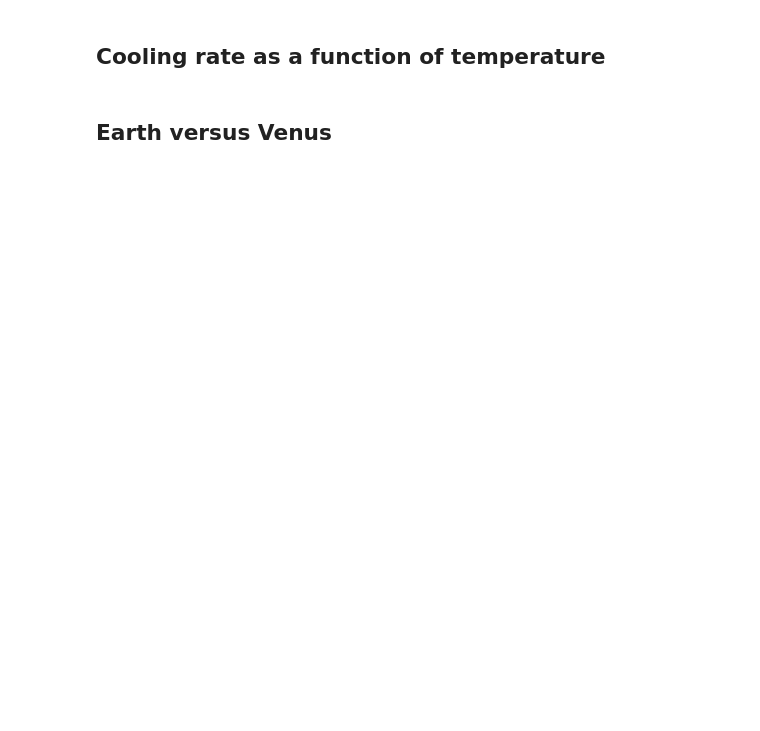
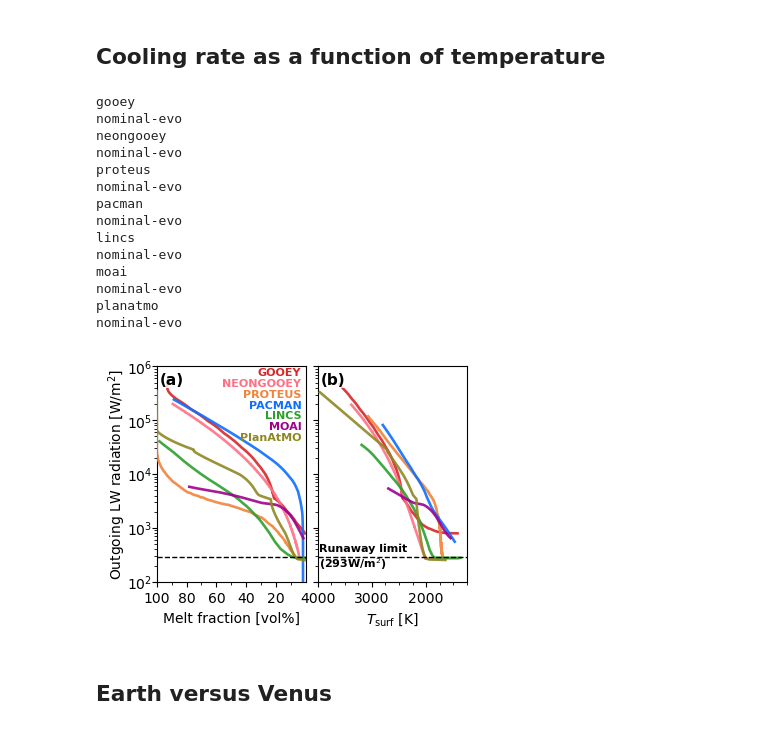
Before and after one commit to lena-noack/chili, a Jupyter notebook: intercomparison/analysis_solarsystem/compare.ipynb, the cells around one changed output. Drawn from its saved outputs; the diff is of its cells as text; code cells hidden in the pictures; blank space fills up the shorter version.

Commit message:
Plot tidy up labels

```diff
--- a/intercomparison/analysis_solarsystem/compare.ipynb
+++ b/intercomparison/analysis_solarsystem/compare.ipynb
@@ -435,6 +455,8 @@ plot_cooling_time_scat("earth", 0.05, xlabel=True)
 def plot_olr(planet):
     fig,axs = plt.subplots(1,2, figsize=(4,2.8), sharey=True)
     axl, axr = axs
+
+    lw = 1.9
 
     controls = ["nominal"]
     xkeys = ["phi(vol_frac)", "T_surf(K)"]
@@ -467,10 +489,10 @@ def plot_olr(planet):
                     if xkey == "phi(vol_frac)":
                         x = x * 100
 
-                    ax.plot(x, y, color=col, lw=2.2, alpha=al, label=lbl, zorder=4)
+                    ax.plot(x, y, color=col, lw=lw, alpha=al, label=lbl, zorder=4)
 
-        xtxt = 0.95
-        ytxt = 0.95 - 0.05*im
+        xtxt = 0.97
+        ytxt = 0.97 - 0.05*im
         axl.text(xtxt, ytxt, lbl,  ha='right', va='center', transform=axl.transAxes,
                 zorder=30, color=col, fontsize=8, weight='bold')
 
@@ -486,36 +508,52 @@ def plot_olr(planet):
         if xkey == "phi(vol_frac)":
             ax.set_xlabel(get_label("phi(vol_pct)"))
             ax.set_xlim(right=0.1,left=100)
             ax.xaxis.set_major_locator(mpl.ticker.MultipleLocator(20))
             ax.xaxis.set_minor_locator(mpl.ticker.MultipleLocator(10))
 
         if xkey == "T_surf(K)":
             ax.set_xlim(left=tmp_max, right=1250)
             ax.xaxis.set_major_locator(mpl.ticker.MultipleLocator(1000))
             ax.xaxis.set_minor_locator(mpl.ticker.MultipleLocator(250))
 
         ax.axhline(y=SN_olr, color="k", ls="--", lw=1, zorder=6)
 
     axr.text(tmp_max-20, SN_olr-10,
-             f"Runaway limit\n({SN_olr:.0f} W/m²)", weight='bold', color='k', fontsize=8,
+             f"Runaway limit\n({SN_olr:.0f}"+r"W/m$^2$)", weight='bold', color='k', fontsize=8,
              ha='left', va='center', zorder=9)
 
-    axl.set_ylabel(r"Outgoing LW radiation [W/m²]", labelpad=-0.5)
+    axl.set_ylabel(r"Outgoing LW radiation [W/m$^2$]", labelpad=-0.4)
     axl.tick_params(axis='y', which='both', rotation=0, pad=-0.4)
     axl.set_yscale("log")
-    axl.set_ylim(bottom=1e2)
+    axl.set_ylim(bottom=1e2, top=1e6)
 
     for i in range(2):
         axs[i].text(0.02, 0.97, f"({abcd[i]})", transform=axs[i].transAxes, zorder=99,
                     bbox=dict(pad=0, fc="white", ec="none", alpha=0.8),
                     ha='left', va='top', fontsize=11, weight='bold')
 
 
     fig.subplots_adjust(wspace=0.08)
 
     fig.savefig(f"out/olr_{planet}.{EXT}", bbox_inches='tight', dpi=DPI)
 
 plot_olr("earth")
+# %% [output]
+gooey
+nominal-evo
+neongooey
+nominal-evo
+proteus
+nominal-evo
+pacman
+nominal-evo
+lincs
+nominal-evo
+moai
+nominal-evo
+planatmo
+nominal-evo
+[figure, added]
 # %% [markdown]
 ## Earth versus Venus
 # %%
```
Also changed, not shown: parts of 12 cells of this notebook, 2 other files.
